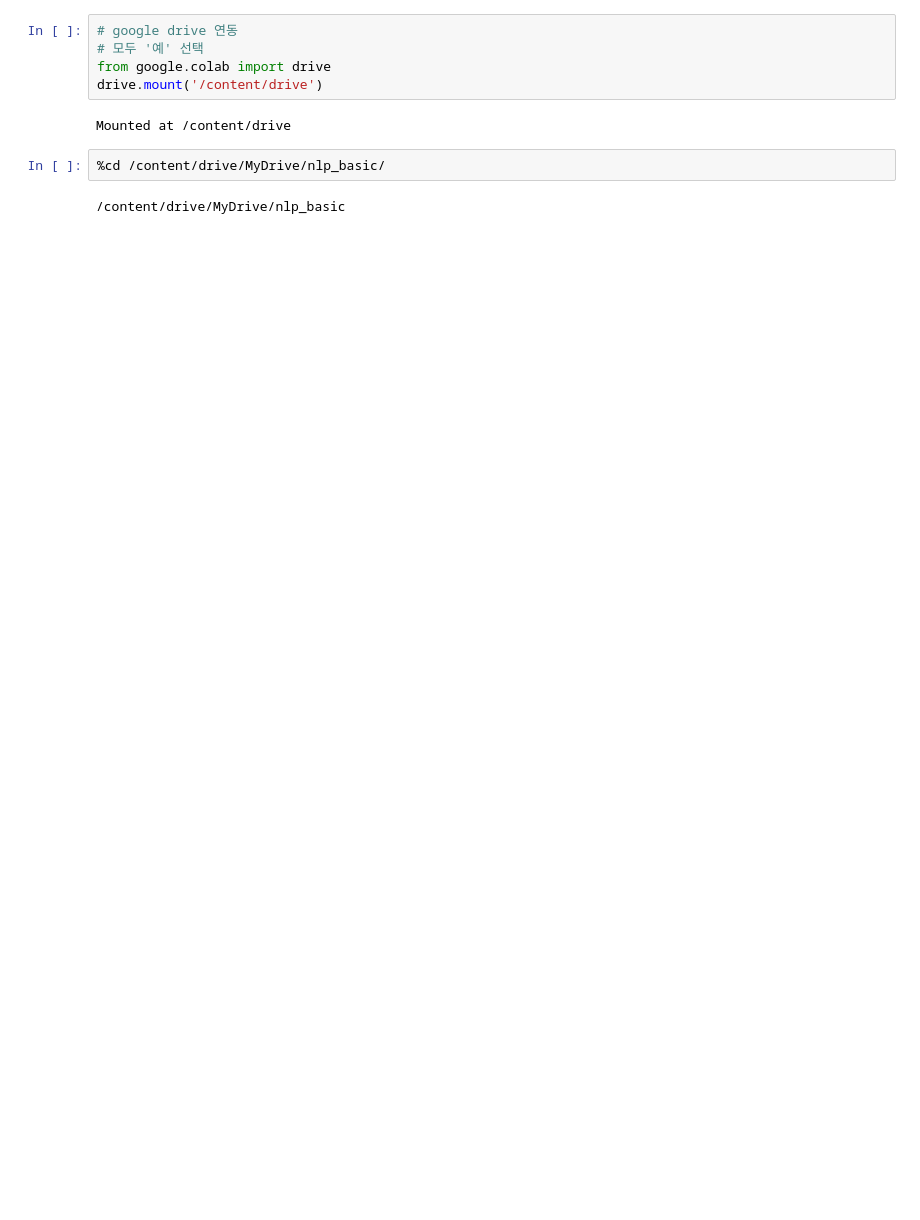
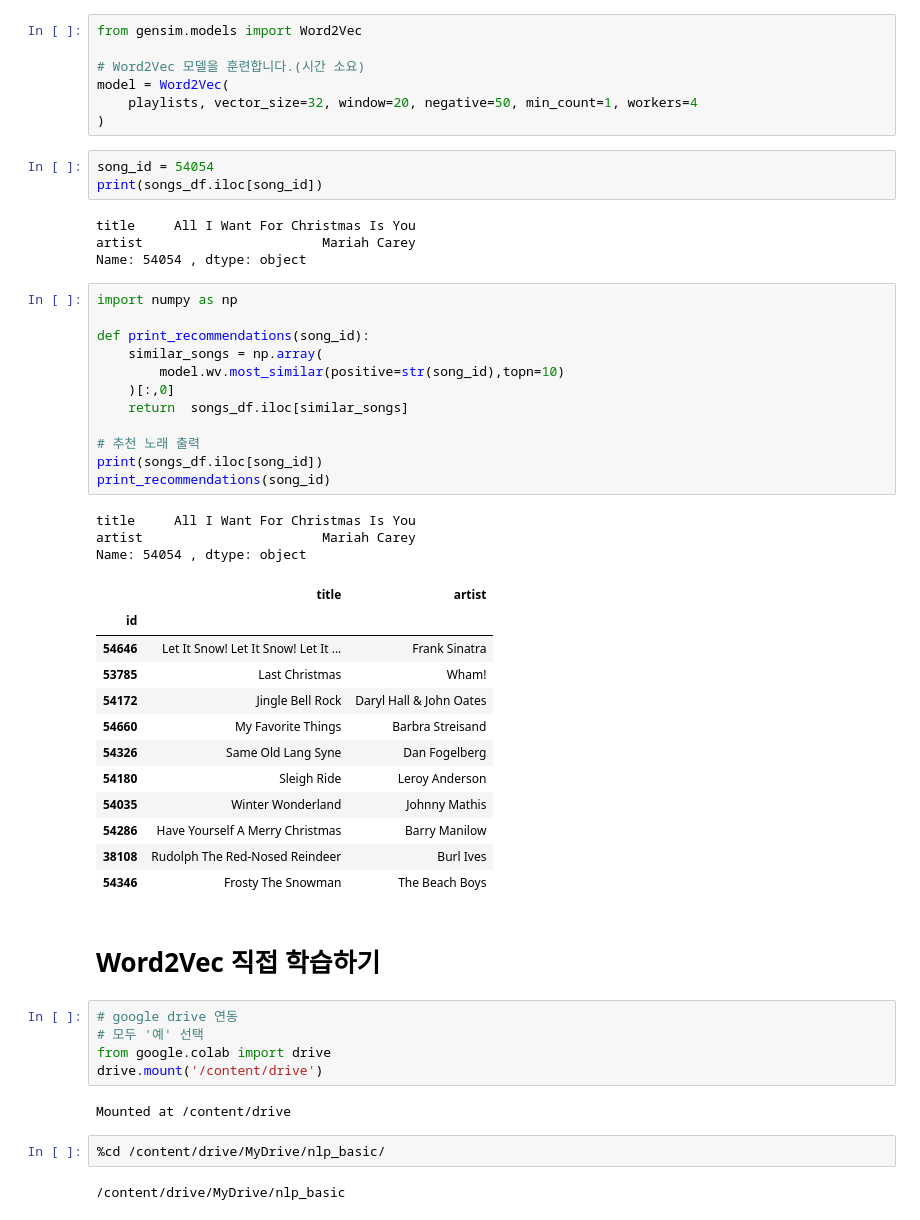
Before and after one commit to oglee815/nlp_basic, a Jupyter notebook: word2vec.ipynb, the cells around one changed output. Cells and saved outputs as stored; diff of their text form; blank space fills up the shorter version.

```diff
--- a/word2vec.ipynb
+++ b/word2vec.ipynb
@@ -1,3 +150,47 @@
+# %%
+from gensim.models import Word2Vec
+
+# Word2Vec 모델을 훈련합니다.(시간 소요)
+model = Word2Vec(
+    playlists, vector_size=32, window=20, negative=50, min_count=1, workers=4
+)
+# %%
+song_id = 54054
+print(songs_df.iloc[song_id])
+# %% [output]
+title     All I Want For Christmas Is You
+artist                       Mariah Carey
+Name: 54054 , dtype: object
+# %%
+import numpy as np
+
+def print_recommendations(song_id):
+    similar_songs = np.array(
+        model.wv.most_similar(positive=str(song_id),topn=10)
+    )[:,0]
+    return  songs_df.iloc[similar_songs]
+
+# 추천 노래 출력
+print(songs_df.iloc[song_id])
+print_recommendations(song_id)
+# %% [output]
+title     All I Want For Christmas Is You
+artist                       Mariah Carey
+Name: 54054 , dtype: object
+|  | title | artist |
+| id |  |  |
+| 54646 | Let It Snow! Let It Snow! Let It ... | Frank Sinatra |
+| 53785 | Last Christmas | Wham! |
+| 54172 | Jingle Bell Rock | Daryl Hall & John Oates |
+| 54660 | My Favorite Things | Barbra Streisand |
+| 54326 | Same Old Lang Syne | Dan Fogelberg |
+| 54180 | Sleigh Ride | Leroy Anderson |
+| 54035 | Winter Wonderland | Johnny Mathis |
+| 54286 | Have Yourself A Merry Christmas | Barry Manilow |
+| 38108 | Rudolph The Red-Nosed Reindeer | Burl Ives |
+| 54346 | Frosty The Snowman | The Beach Boys |
+# %% [markdown]
+# Word2Vec 직접 학습하기
 # %%
 # google drive 연동
 # 모두 '예' 선택
```
Also changed, not shown: parts of 19 cells of this notebook.
